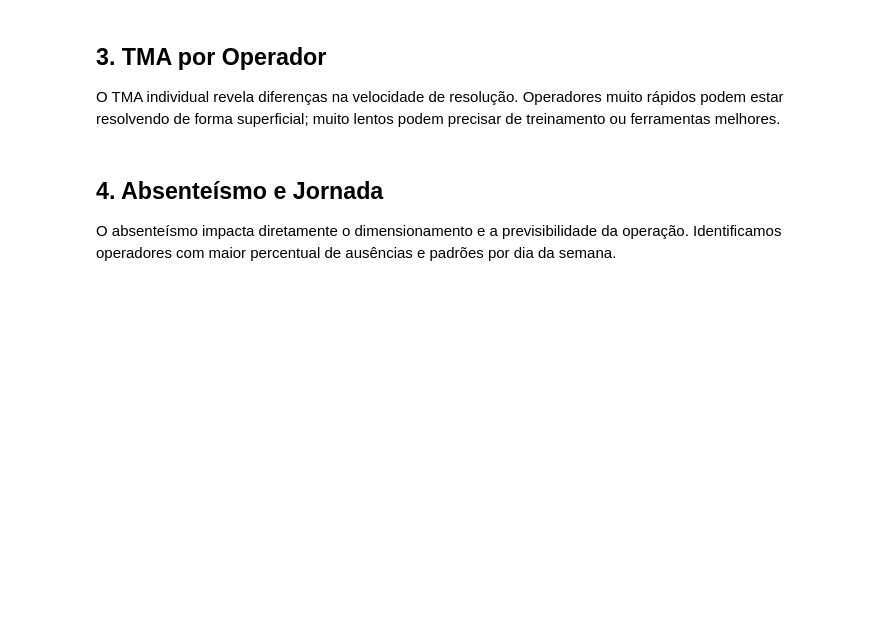
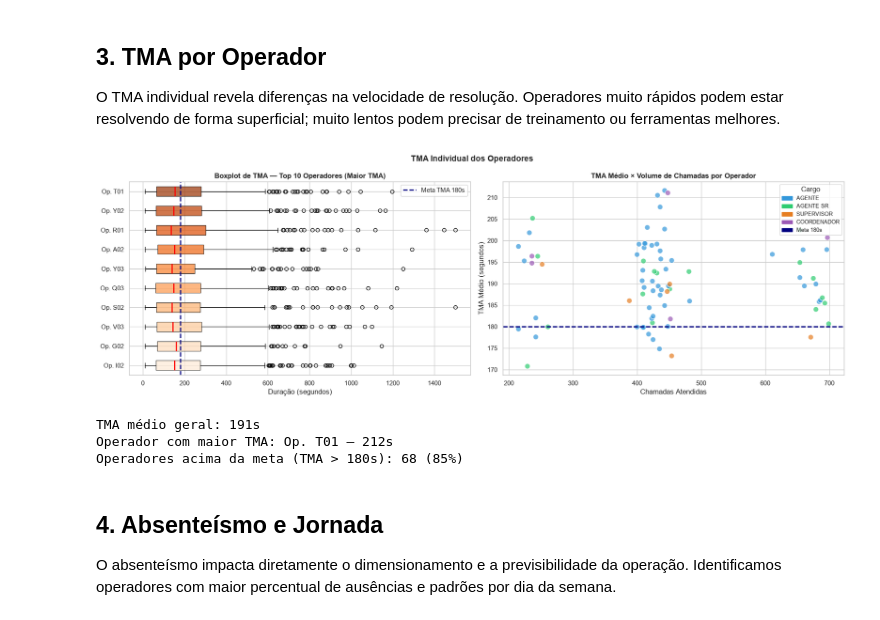
Before and after one commit to ilcileyjunior01/contact-center-data-lakehouse, a Jupyter notebook: notebooks/03_performance_operadores.ipynb, the cells around one changed output. Cells and saved outputs as stored; diff of their text form; code cells hidden in the pictures; blank space fills up the shorter version.

```diff
--- a/notebooks/03_performance_operadores.ipynb
+++ b/notebooks/03_performance_operadores.ipynb
@@ -297,38 +322,43 @@ data_box = [df_at[df_at['id_operador'] == op_id]['nr_duracao_segundos'].values
              for op_id in op_order]
 labels_box = [op_labels.get(op, str(op)) for op in op_order]
 
-bp = axes[0].boxplot(data_box, labels=labels_box, patch_artist=True,
+bp = axes[0].boxplot(data_box, tick_labels=labels_box, patch_artist=True,
                       vert=False, notch=False,
                       medianprops={'color': 'red', 'linewidth': 2})
 colors_box = sns.color_palette('Oranges', len(data_box))
 for patch, color in zip(bp['boxes'], colors_box):
     patch.set_facecolor(color)
     patch.set_alpha(0.7)
 axes[0].axvline(180, color='navy', linestyle='--', linewidth=2, label='Meta TMA 180s')
 axes[0].set_title('Boxplot de TMA — Top 10 Operadores (Maior TMA)', fontweight='bold')
 axes[0].set_xlabel('Duração (segundos)')
 axes[0].legend()
 
 # --- Dispersão TMA × Chamadas ---
 cargo_colors = {'AGENTE': '#3498db', 'AGENTE SR': '#2ecc71', 'SUPERVISOR': '#e67e22', 'COORDENADOR': '#9b59b6'}
 c = [cargo_colors.get(cargo, '#95a5a6') for cargo in tma_op['ds_cargo']]
 axes[1].scatter(tma_op['n_chamadas'], tma_op['tma_medio'],
                 c=c, s=80, alpha=0.7, edgecolors='white')
 axes[1].axhline(180, color='navy', linestyle='--', linewidth=2, label='Meta 180s')
 axes[1].set_title('TMA Médio × Volume de Chamadas por Operador', fontweight='bold')
 axes[1].set_xlabel('Chamadas Atendidas')
 axes[1].set_ylabel('TMA Médio (segundos)')
 legend_patches = [mpatches.Patch(color=v, label=k) for k, v in cargo_colors.items()]
 axes[1].legend(handles=legend_patches + [mpatches.Patch(color='navy', label='Meta 180s')],
                title='Cargo', fontsize=9)
 
 plt.suptitle('TMA Individual dos Operadores', fontsize=14, fontweight='bold')
 plt.tight_layout()
 plt.show()
 
 print(f'TMA médio geral: {tma_op["tma_medio"].mean():.0f}s')
 print(f'Operador com maior TMA: {top10_tma.iloc[-1]["nm_operador"]} — {top10_tma.iloc[-1]["tma_medio"]:.0f}s')
 print(f'Operadores acima da meta (TMA > 180s): {(tma_op["tma_medio"] > 180).sum()} ({(tma_op["tma_medio"] > 180).mean()*100:.0f}%)')
+# %% [output]
+[figure, added]
+TMA médio geral: 191s
+Operador com maior TMA: Op. T01 — 212s
+Operadores acima da meta (TMA > 180s): 68 (85%)
 # %% [markdown]
 ## 4. Absenteísmo e Jornada
 
```
Also changed, not shown: parts of 6 cells of this notebook, 5 other files.
